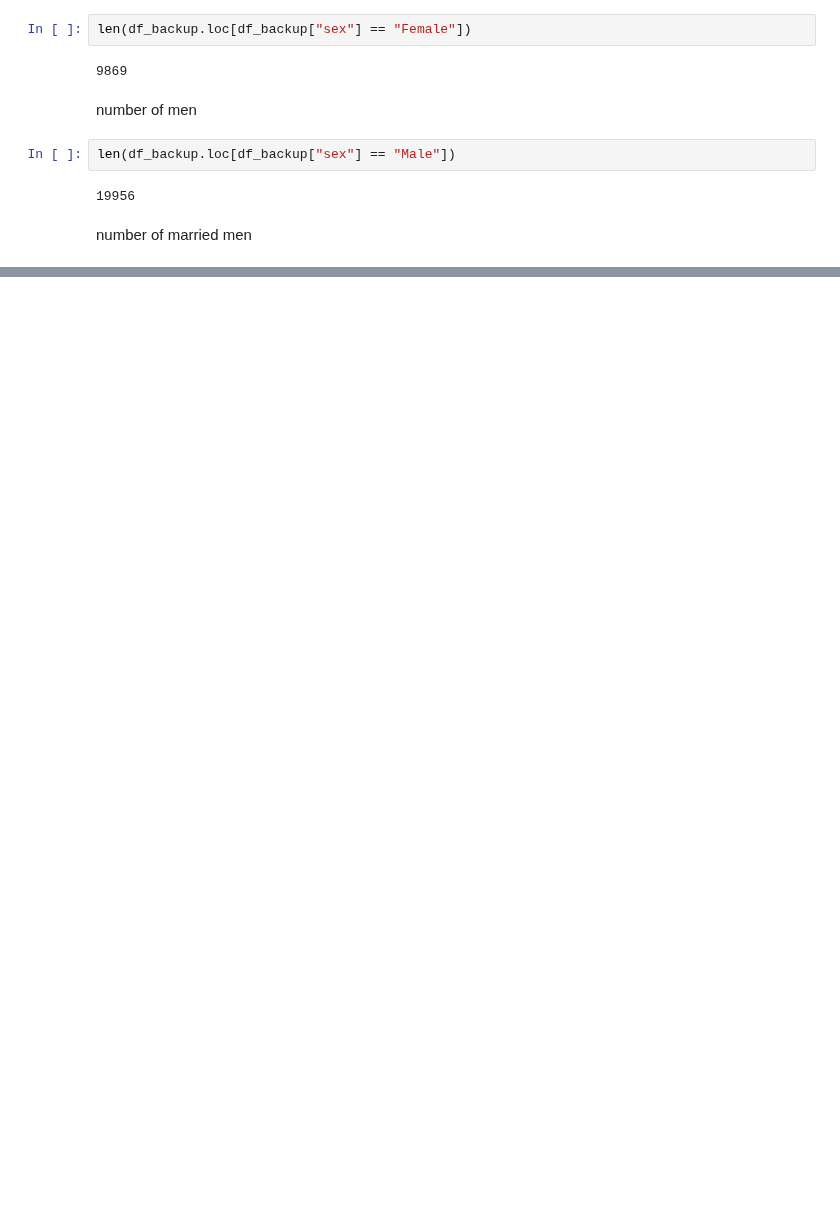
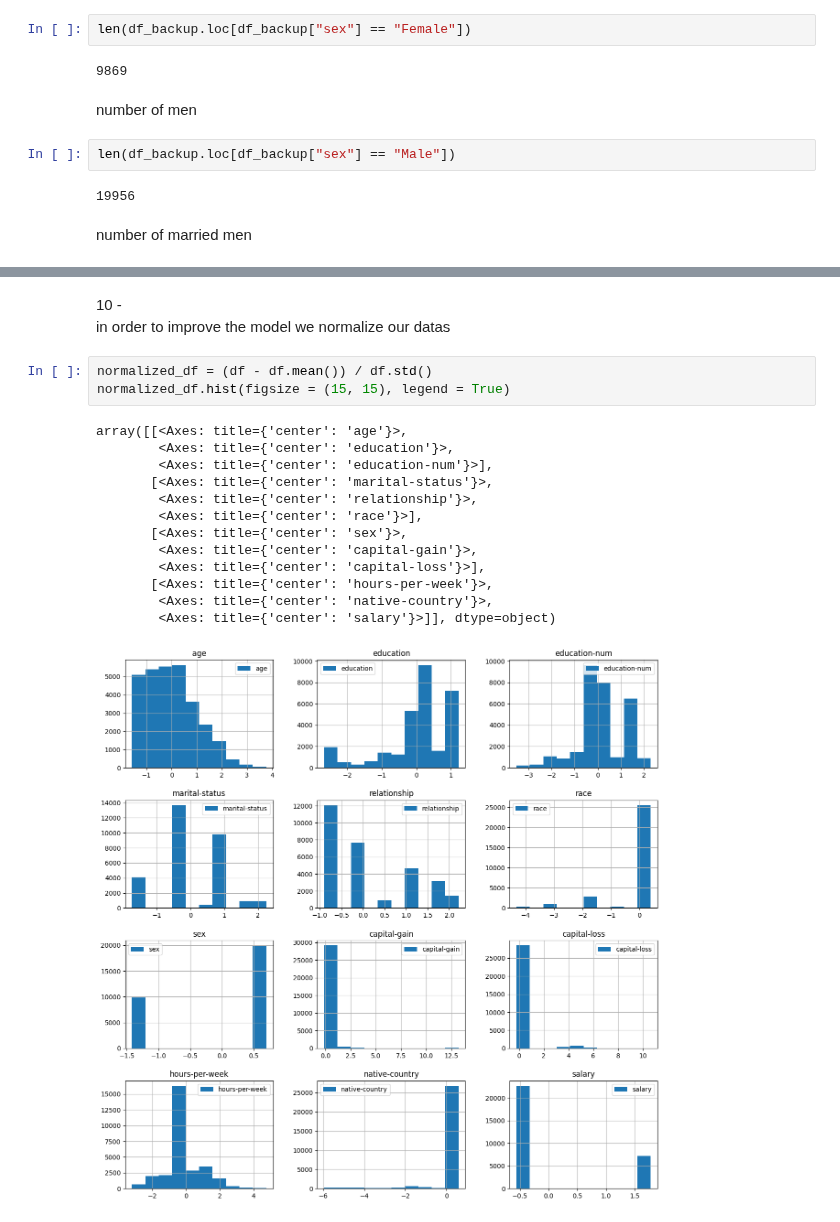
Before and after one commit to Shahriar-0/Artificial-Intelligence-Course-Projects-S2023, a Jupyter notebook: 0/AI_CA0_810100186.ipynb, the cells around one changed output, grey strips where cells are left out. Cells and saved outputs as stored; diff of their text form; blank space fills up the shorter version.

```diff
--- a/0/AI_CA0_810100186.ipynb
+++ b/0/AI_CA0_810100186.ipynb
@@ -300,0 +366,20 @@ len(df_backup.loc[men & age & workclass])
+# %% [markdown]
+10 - <br/>
+in order to improve the model we normalize our datas
+# %%
+normalized_df = (df - df.mean()) / df.std()
+normalized_df.hist(figsize = (15, 15), legend = True)
+# %% [output]
+array([[<Axes: title={'center': 'age'}>,
+        <Axes: title={'center': 'education'}>,
+        <Axes: title={'center': 'education-num'}>],
+       [<Axes: title={'center': 'marital-status'}>,
+        <Axes: title={'center': 'relationship'}>,
+        <Axes: title={'center': 'race'}>],
+       [<Axes: title={'center': 'sex'}>,
+        <Axes: title={'center': 'capital-gain'}>,
+        <Axes: title={'center': 'capital-loss'}>],
+       [<Axes: title={'center': 'hours-per-week'}>,
+        <Axes: title={'center': 'native-country'}>,
+        <Axes: title={'center': 'salary'}>]], dtype=object)
+[figure, added]
```
Also changed, not shown: parts of 23 cells of this notebook.
